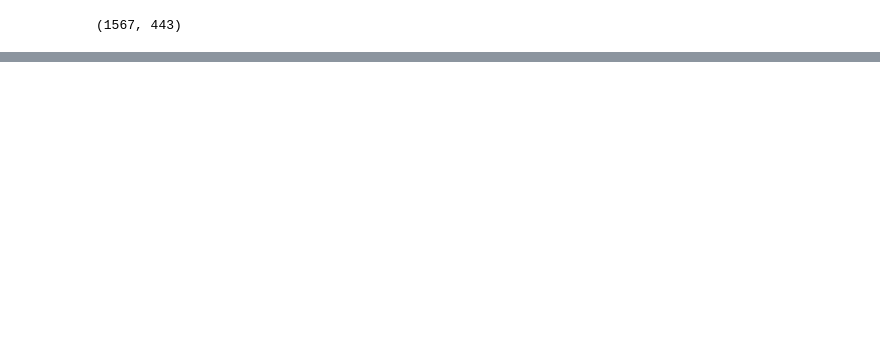
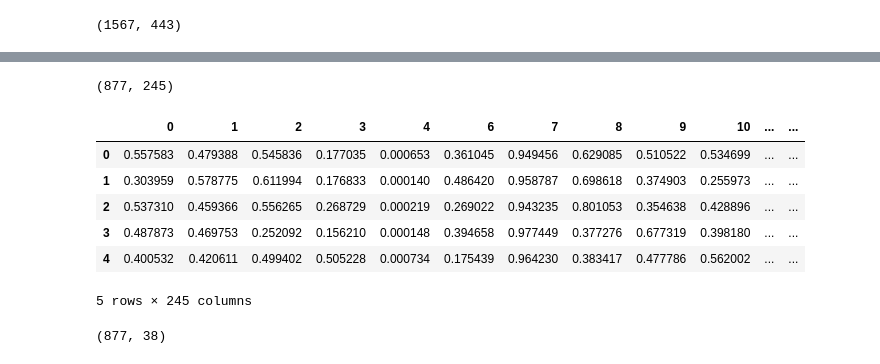
Before and after one commit to Ken-Alviola/individual_project, a Jupyter notebook: data_cleaning.ipynb, the cells around one changed output, grey strips where cells are left out. Saved outputs shown, nothing was run; the diff lists cells and outputs as text; code cells hidden in the pictures; blank space fills up the shorter version.

```diff
--- a/data_cleaning.ipynb
+++ b/data_cleaning.ipynb
@@ -232,0 +261,11 @@ new_df.shape
+# %%
+corr_coef = abs(train_scaled.corr())
+
+# get pairs of features with high correlation coefficients
+high_coef_list = list(corr_coef[corr_coef > 0.9].stack().index)
+# remove duplicate pairs and only select one of each pair
+drop_cols = []
+for pair in high_coef_list:
+    if pair[0] < pair[1]:
+        drop_cols.append(pair[1])
+drop_cols = np.unique(drop_cols)
@@ -232,0 +291,5 @@ new_df.shape
+# %%
+new_train_scaled = train_scaled.drop(drop_cols,axis=1)
+new_train_scaled.shape
+# %% [output]
+(877, 245)
@@ -232,0 +298,10 @@ new_df.shape
+# %%
+new_train_scaled.head()
+# %% [output]
+|  | 0 | 1 | 2 | 3 | 4 | 6 | 7 | 8 | 9 | 10 | ... | ... |
+| 0 | 0.557583 | 0.479388 | 0.545836 | 0.177035 | 0.000653 | 0.361045 | 0.949456 | 0.629085 | 0.510522 | 0.534699 | ... | ... |
+| 1 | 0.303959 | 0.578775 | 0.611994 | 0.176833 | 0.000140 | 0.486420 | 0.958787 | 0.698618 | 0.374903 | 0.255973 | ... | ... |
+| 2 | 0.537310 | 0.459366 | 0.556265 | 0.268729 | 0.000219 | 0.269022 | 0.943235 | 0.801053 | 0.354638 | 0.428896 | ... | ... |
+| 3 | 0.487873 | 0.469753 | 0.252092 | 0.156210 | 0.000148 | 0.394658 | 0.977449 | 0.377276 | 0.677319 | 0.398180 | ... | ... |
+| 4 | 0.400532 | 0.420611 | 0.499402 | 0.505228 | 0.000734 | 0.175439 | 0.964230 | 0.383417 | 0.477786 | 0.562002 | ... | ... |
+5 rows × 245 columns
@@ -232,0 +315,4 @@ new_df.shape
+# %%
+df1.shape
+# %% [output]
+(877, 38)
```
Also changed, not shown: parts of 14 cells of this notebook, 1 other file.
